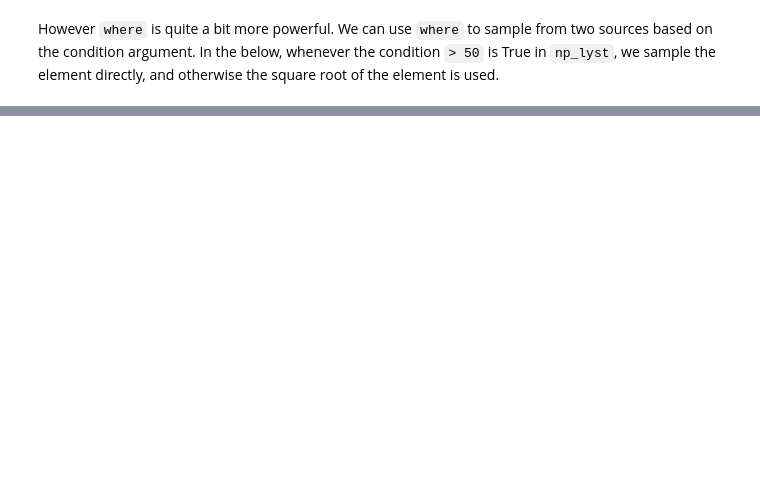
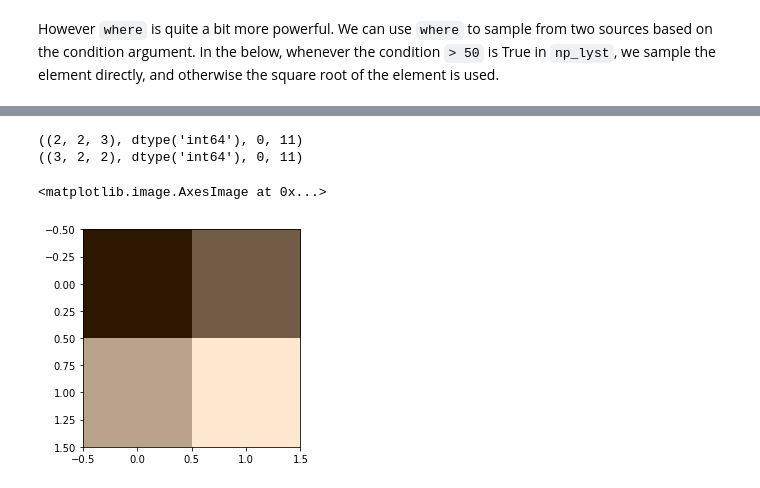
Before and after one commit to joshuastough/imageprocessing, a Jupyter notebook: NumpyAndVisualization/numpy_tutorial.ipynb, the cells around one changed output, grey strips where cells are left out. Cells and saved outputs as stored; diff of their text form; code cells hidden in the pictures; blank space fills up the shorter version.

```diff
--- a/NumpyAndVisualization/numpy_tutorial.ipynb
+++ b/NumpyAndVisualization/numpy_tutorial.ipynb
@@ -152,0 +387,12 @@ np.where(np_lyst>50, np_lyst, np.sqrt(np_lyst))
+# %%
+print(arr_info(a))
+print(arr_info(a.transpose(2,0,1)))
+# %% [output]
+((2, 2, 3), dtype('int64'), 0, 11)
+((3, 2, 2), dtype('int64'), 0, 11)
+# %%
+plt.figure()
+plt.imshow(np.flip(a/11, axis=2))
+# %% [output]
+<matplotlib.image.AxesImage at 0x...>
+[figure, added]
```
Also changed, not shown: parts of 51 cells of this notebook.
